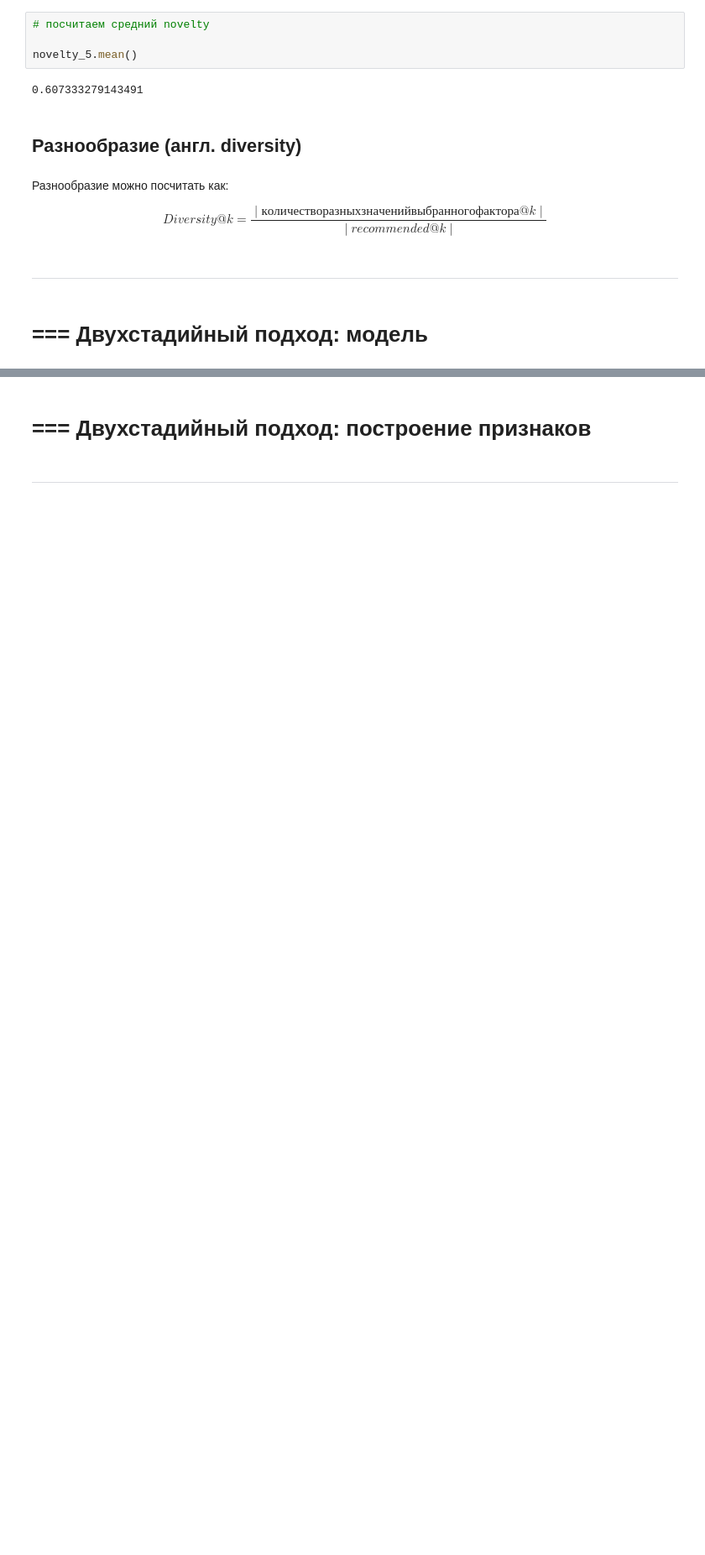
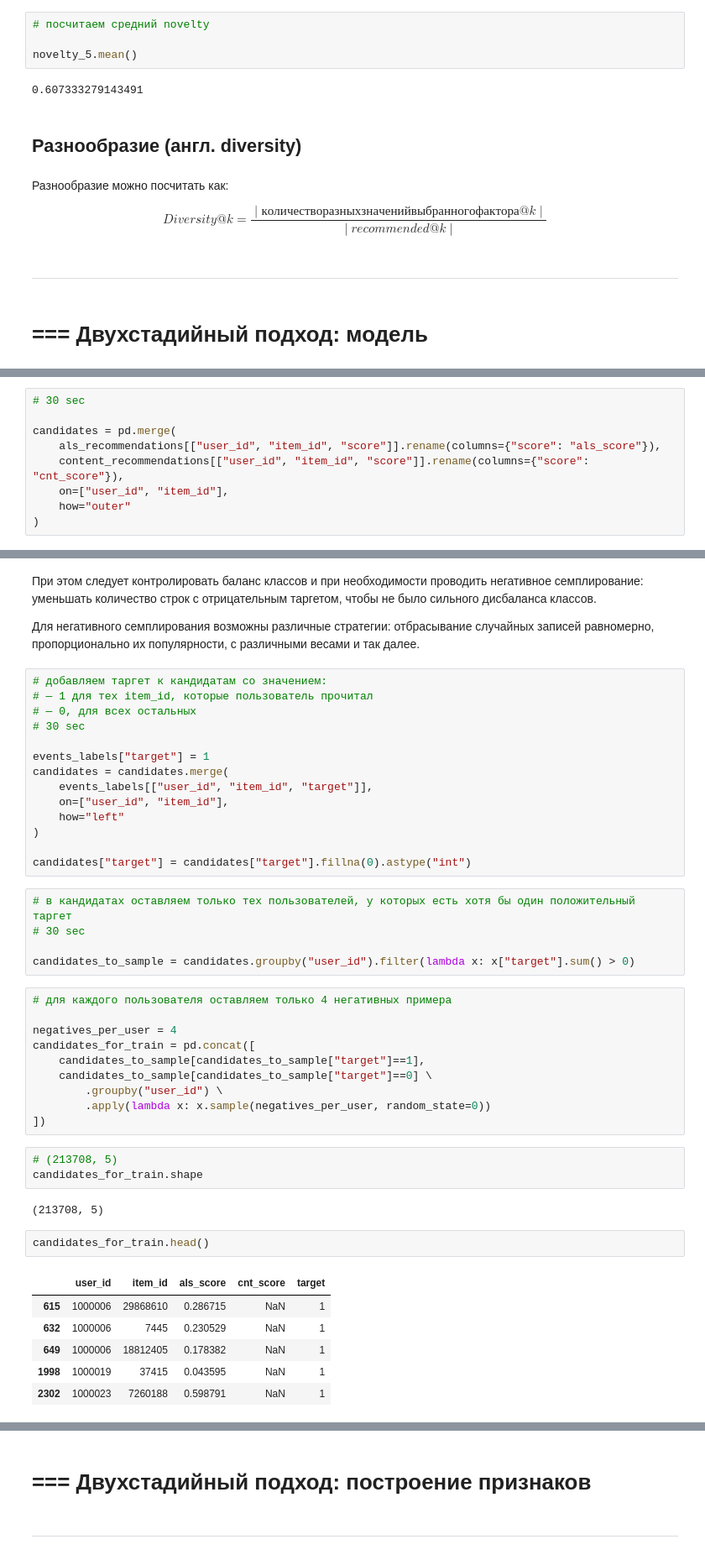
Before and after one commit to bos1988/practicum_mle_4_recsys, a Jupyter notebook: main_offline.ipynb, the cells around one changed output, grey strips where cells are left out. Shown at 84% size. Cells and saved outputs as stored; diff of their text form; blank space fills up the shorter version.

```diff
--- a/main_offline.ipynb
+++ b/main_offline.ipynb
@@ -1600,0 +1673,9 @@ $$
+# %%
+# 30 sec
+
+candidates = pd.merge(
+    als_recommendations[["user_id", "item_id", "score"]].rename(columns={"score": "als_score"}),
+    content_recommendations[["user_id", "item_id", "score"]].rename(columns={"score": "cnt_score"}),
+    on=["user_id", "item_id"],
+    how="outer"
+)
@@ -1600,0 +1698,47 @@ $$
+# %% [markdown]
+При этом следует контролировать баланс классов и при необходимости проводить негативное семплирование: уменьшать количество строк с отрицательным таргетом, чтобы не было сильного дисбаланса классов.
+
+Для негативного семплирования возможны различные стратегии: отбрасывание случайных записей равномерно, пропорционально их популярности, с различными весами и так далее.
+# %%
+# добавляем таргет к кандидатам со значением:
+# — 1 для тех item_id, которые пользователь прочитал
+# — 0, для всех остальных
+# 30 sec
+
+events_labels["target"] = 1
+candidates = candidates.merge(
+    events_labels[["user_id", "item_id", "target"]],
+    on=["user_id", "item_id"],
+    how="left"
+)
+
+candidates["target"] = candidates["target"].fillna(0).astype("int")
+# %%
+# в кандидатах оставляем только тех пользователей, у которых есть хотя бы один положительный таргет
+# 30 sec
+
+candidates_to_sample = candidates.groupby("user_id").filter(lambda x: x["target"].sum() > 0)
+# %%
+# для каждого пользователя оставляем только 4 негативных примера
+
+negatives_per_user = 4
+candidates_for_train = pd.concat([
+    candidates_to_sample[candidates_to_sample["target"]==1],
+    candidates_to_sample[candidates_to_sample["target"]==0] \
+        .groupby("user_id") \
+        .apply(lambda x: x.sample(negatives_per_user, random_state=0))
+])
+# %%
+# (213708, 5)
+candidates_for_train.shape
+# %% [output]
+(213708, 5)
+# %%
+candidates_for_train.head()
+# %% [output]
+|  | user_id | item_id | als_score | cnt_score | target |
+| 615 | 1000006 | 29868610 | 0.286715 | NaN | 1 |
+| 632 | 1000006 | 7445 | 0.230529 | NaN | 1 |
+| 649 | 1000006 | 18812405 | 0.178382 | NaN | 1 |
+| 1998 | 1000019 | 37415 | 0.043595 | NaN | 1 |
+| 2302 | 1000023 | 7260188 | 0.598791 | NaN | 1 |
```
Also changed, not shown: parts of 47 cells of this notebook, 1 other file.
